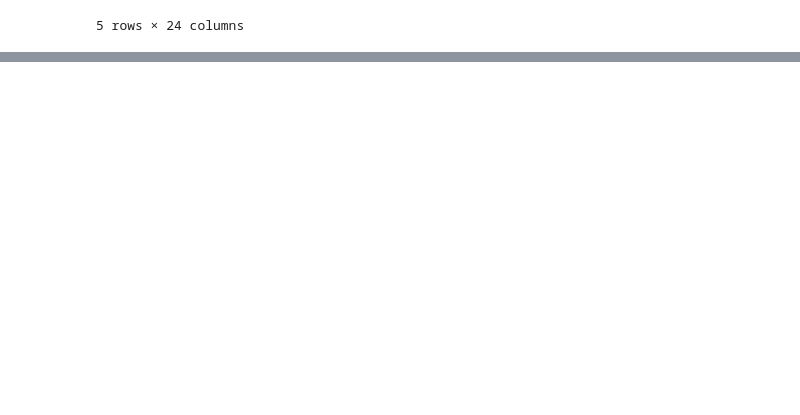
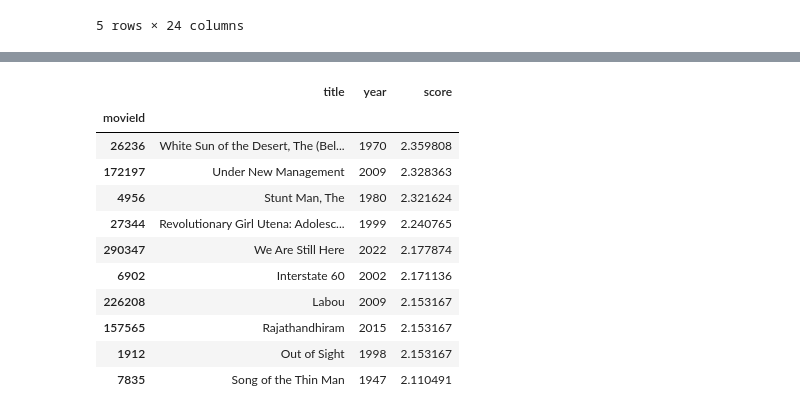
Before and after one commit to Fazill2/data-mining-project, a Jupyter notebook: notebooks/exploratory_analysis.ipynb, the cells around one changed output, grey strips where cells are left out. Saved outputs shown, nothing was run; the diff lists cells and outputs as text; code cells hidden in the pictures; blank space fills up the shorter version.

```diff
--- a/notebooks/exploratory_analysis.ipynb
+++ b/notebooks/exploratory_analysis.ipynb
@@ -136,0 +240,17 @@ movies_df.head()
+# %%
+recommended_movies = ranking.join(movies_df.set_index('movieId'), on='movieId', how='left', rsuffix='_movie')
+recommended_movies = recommended_movies[['title', 'year', 'score']]
+recommended_movies.head(10)
+# %% [output]
+|  | title | year | score |
+| movieId |  |  |  |
+| 26236 | White Sun of the Desert, The (Bel... | 1970 | 2.359808 |
+| 172197 | Under New Management | 2009 | 2.328363 |
+| 4956 | Stunt Man, The | 1980 | 2.321624 |
+| 27344 | Revolutionary Girl Utena: Adolesc... | 1999 | 2.240765 |
+| 290347 | We Are Still Here | 2022 | 2.177874 |
+| 6902 | Interstate 60 | 2002 | 2.171136 |
+| 226208 | Labou | 2009 | 2.153167 |
+| 157565 | Rajathandhiram | 2015 | 2.153167 |
+| 1912 | Out of Sight | 1998 | 2.153167 |
+| 7835 | Song of the Thin Man | 1947 | 2.110491 |
```
Also changed, not shown: parts of 10 cells of this notebook.
